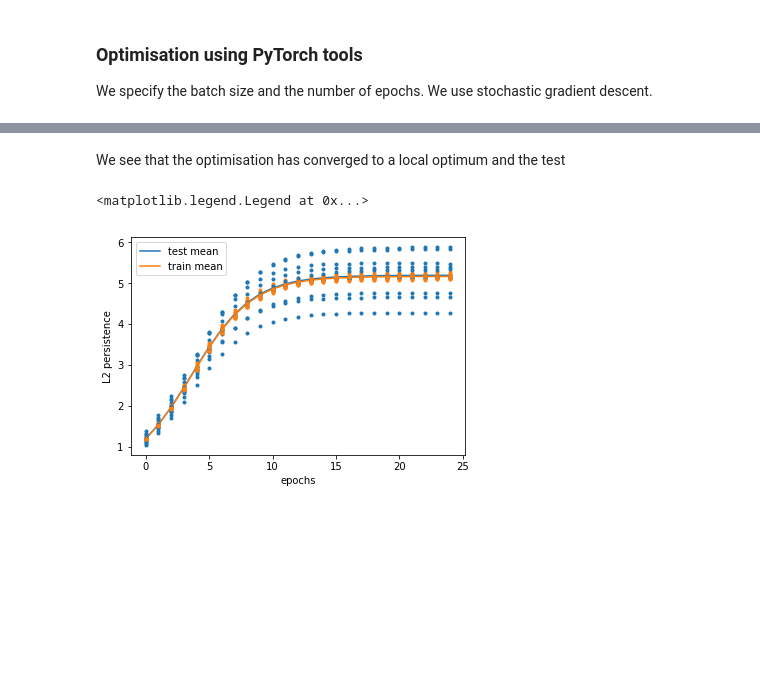
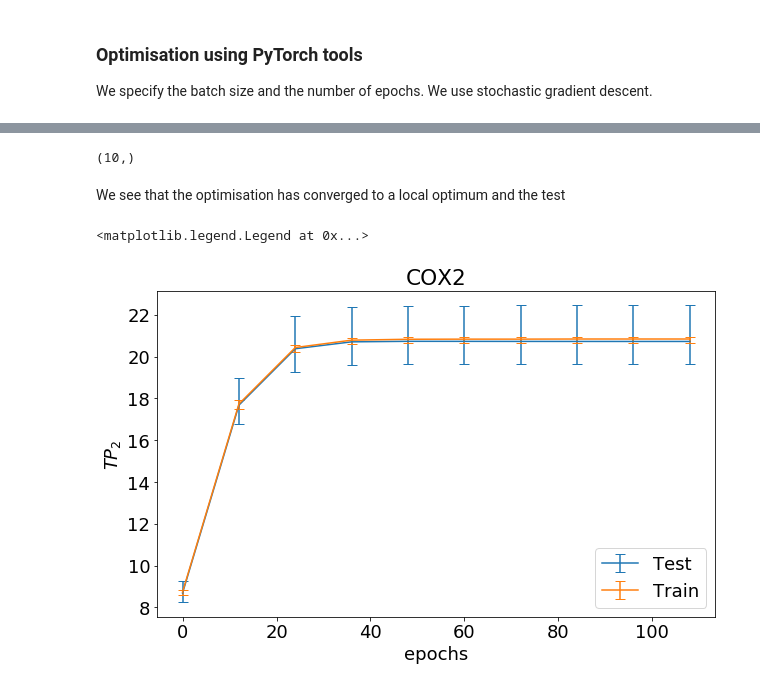
Before and after one commit to kmyim/Persistence_Opt_Spectral_Wavelets, a Jupyter notebook: Maximising_Pers_Demo.ipynb, the cells around one changed output, grey strips where cells are left out. Saved outputs shown, nothing was run; the diff lists cells and outputs as text; code cells hidden in the pictures; blank space fills up the shorter version.

```diff
--- a/Maximising_Pers_Demo.ipynb
+++ b/Maximising_Pers_Demo.ipynb
@@ -180,17 +200,44 @@ std_test = np.std(tt_loss, axis=0)
 
 mean_train =np.mean(tn_loss, axis=0)
 std_train = np.std(tn_loss, axis=0)
+# %%
+dataset_name = 'COX2'
+tt_loss, tn_loss = pickle.load(open(dataset_name + '_tp2.pkl', 'rb'))
+# %%
+tt_loss = np.array(tt_loss)
+tn_loss = np.array(tn_loss)
+
+median_test = np.median(tt_loss, axis=0)
+median_train =np.median(tn_loss, axis=0)
+# %%
+test_errors = np.abs(np.quantile(tt_loss, [0.05, 0.95], axis =0) - median_test)
+train_errors = np.abs(np.quantile(tn_loss, [0.05, 0.95], axis =0) - median_train)
+# %%
+np.shape(median_test)
+# %% [output]
+(10,)
+# %%
+plt.rcParams.update({'font.size': 18})
 # %% [markdown]
 We see that the optimisation has converged to a local optimum and the test
 # %%
-plt.plot(mean_test, label = 'test mean')
-plt.plot(mean_train, label = 'train mean')
+#plt.plot(mean_test, label = 'test mean')
+#plt.plot(mean_train, label = 'train mean')
+
+plt.figure(figsize = [10, 6])
 plt.xlabel('epochs')
-plt.ylabel('L2 persistence')
-for i in range(10):
-    plt.plot(tt_loss[i], '.', color = 'tab:blue')
-    plt.plot(tn_loss[i], '.', color = 'tab:orange')
-plt.legend()
+plt.ylabel(r'$TP_2$')
+plt.title('COX2')
+x = np.linspace(0, (len(median_test)-1)*train_batches, len(median_test))
+
+plt.errorbar(x, median_test, yerr = test_errors, color = 'tab:blue', label = 'Test', capsize = 5)
+plt.errorbar(x, median_train, yerr = train_errors, color ='tab:orange', label = 'Train', capsize = 5)
+
+#for i in range(100):
+#    plt.plot(tt_loss[i], '.', color = 'tab:blue')
+#    plt.plot(tn_loss[i], '.', color = 'tab:orange')
+plt.legend(loc = 4)
+#plt.savefig(dataset_name + '.pdf', dpi = 300)
 # %% [output]
 <matplotlib.legend.Legend at 0x...>
-[figure, old version]
+[figure, new version]
```
Also changed, not shown: parts of 13 cells of this notebook, 10 other files.
